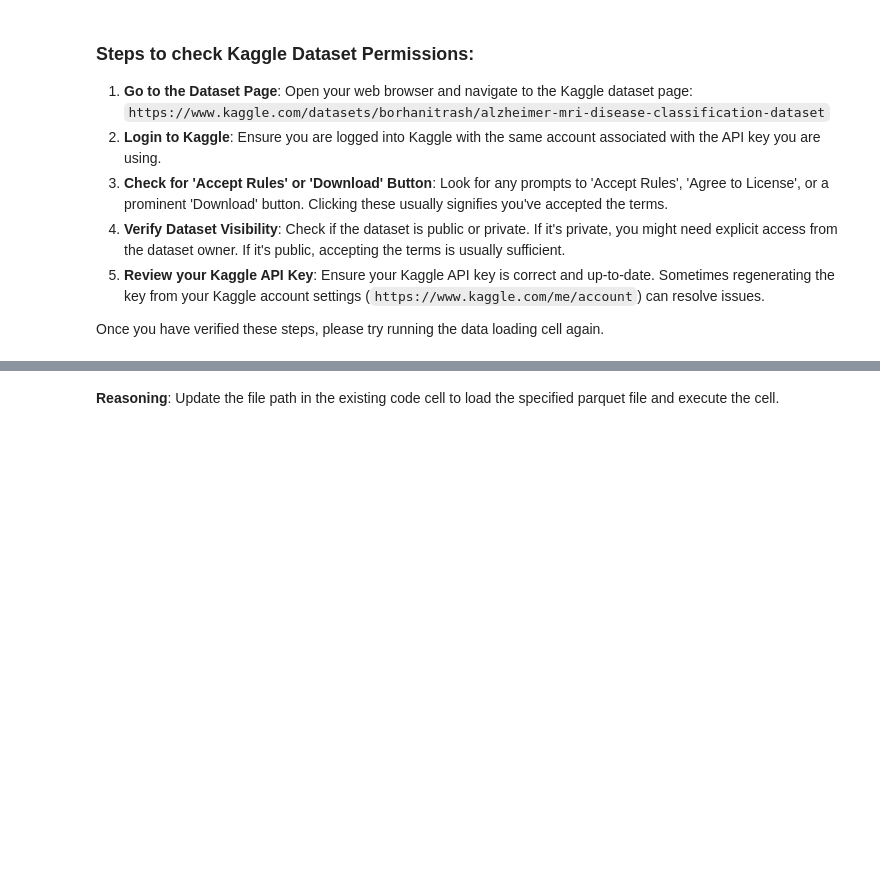
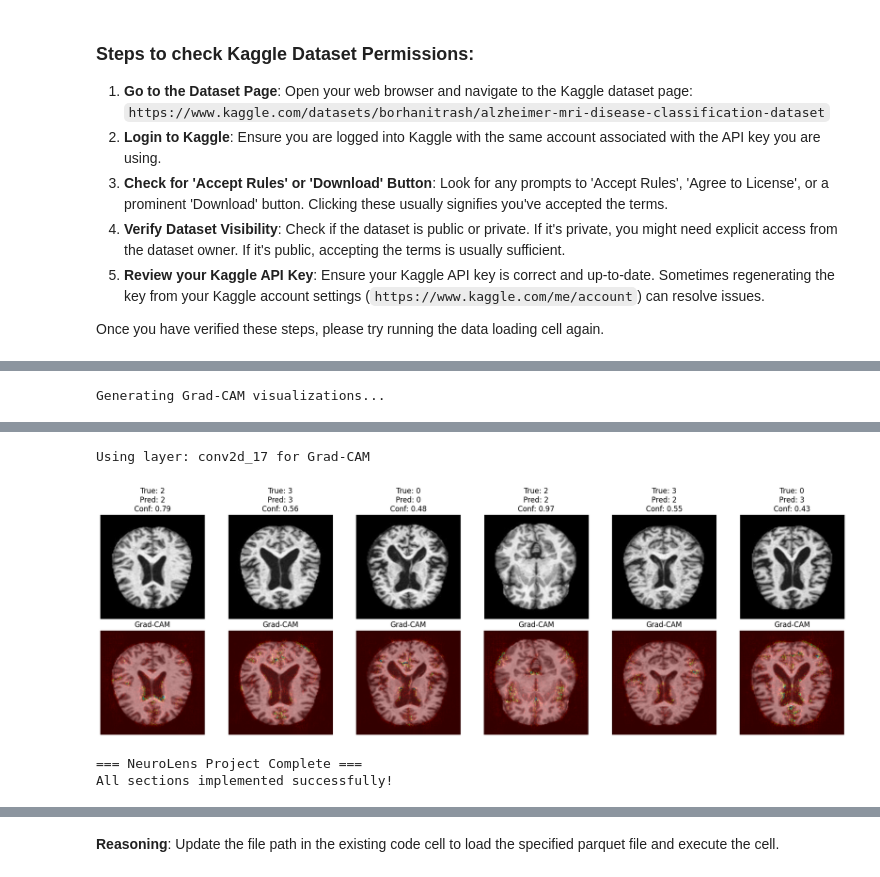
Before and after one commit to samalpartha/Alzeimers, a Jupyter notebook: NeuroLens_Explainable_MRI_AI_for_Alzheimer's_Staging.ipynb, the cells around one changed output, grey strips where cells are left out. Saved outputs shown, nothing was run; the diff lists cells and outputs as text; code cells hidden in the pictures; blank space fills up the shorter version.

```diff
--- a/NeuroLens_Explainable_MRI_AI_for_Alzheimer's_Staging.ipynb
+++ b/NeuroLens_Explainable_MRI_AI_for_Alzheimer's_Staging.ipynb
@@ -436,6 +715,13 @@ for i, class_name in enumerate(le.classes_):
 # %%
 # Visualize sample predictions with Grad-CAM
 print("Generating Grad-CAM visualizations...\n")
+
+# Load the best model to ensure its graph is built and it's ready for Grad-CAM
+model = tf.keras.models.load_model('best_model.h5')
+
+# Explicitly build the model's graph by calling it with a dummy input
+# This resolves the 'has never been called' AttributeError
+model(tf.zeros((1, IMG_SIZE, IMG_SIZE, 1)))
 
 # Select random samples from test set
 num_samples = 6
@@ -482,3 +768,5 @@ plt.show()
 
 print("\n=== NeuroLens Project Complete ===")
 print("All sections implemented successfully!")
+# %% [output]
+Generating Grad-CAM visualizations...
@@ -484,0 +774,4 @@ print("All sections implemented successfully!")
+Using layer: conv2d_17 for Grad-CAM
+[figure, added]
+=== NeuroLens Project Complete ===
+All sections implemented successfully!
```
Also changed, not shown: parts of 14 cells of this notebook.
